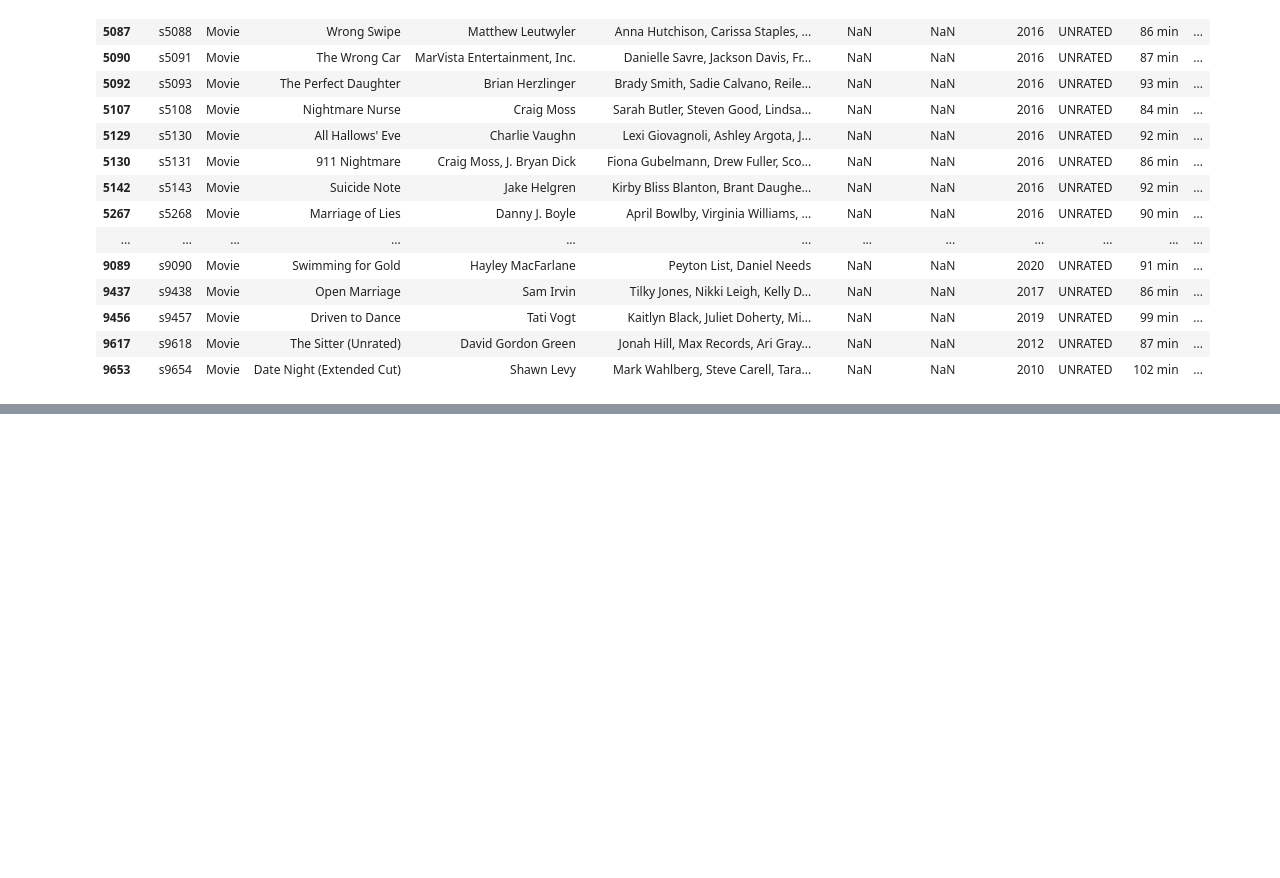
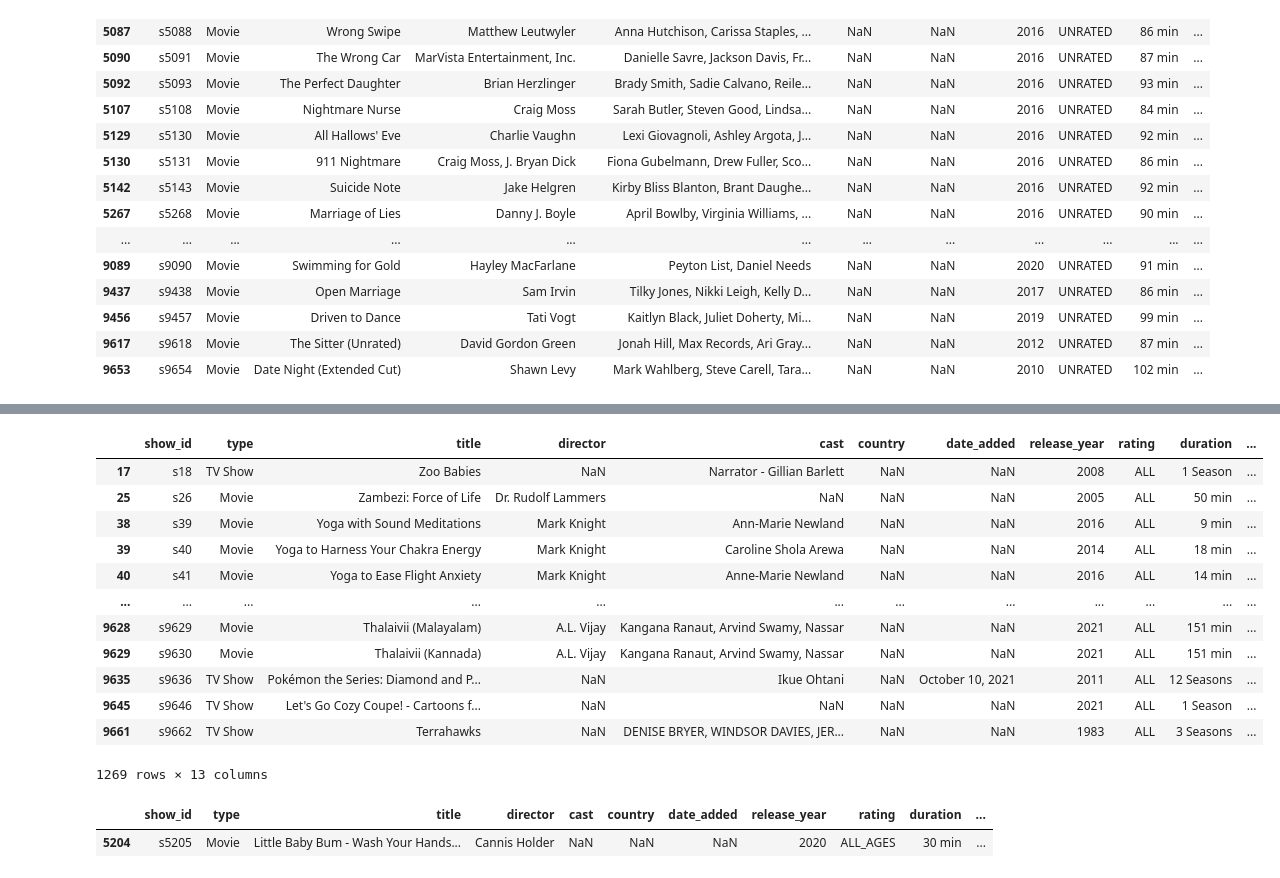
Before and after one commit to akumoth/mqueryAPI, a Jupyter notebook: notebooks/initial_data_exploration.ipynb, the cells around one changed output, grey strips where cells are left out. Cells and saved outputs as stored; diff of their text form; code cells hidden in the pictures; blank space fills up the shorter version.

```diff
--- a/notebooks/initial_data_exploration.ipynb
+++ b/notebooks/initial_data_exploration.ipynb
@@ -245,0 +275,21 @@ amazon_prime_df[amazon_prime_df.rating.str.contains('NOT_RATE', na=False)]
+# %%
+amazon_prime_df[amazon_prime_df.rating.str.contains('ALL', na=False)]
+# %% [output]
+|  | show_id | type | title | director | cast | country | date_added | release_year | rating | duration | ... |
+| 17 | s18 | TV Show | Zoo Babies | NaN | Narrator - Gillian Barlett | NaN | NaN | 2008 | ALL | 1 Season | ... |
+| 25 | s26 | Movie | Zambezi: Force of Life | Dr. Rudolf Lammers | NaN | NaN | NaN | 2005 | ALL | 50 min | ... |
+| 38 | s39 | Movie | Yoga with Sound Meditations | Mark Knight | Ann-Marie Newland | NaN | NaN | 2016 | ALL | 9 min | ... |
+| 39 | s40 | Movie | Yoga to Harness Your Chakra Energy | Mark Knight | Caroline Shola Arewa | NaN | NaN | 2014 | ALL | 18 min | ... |
+| 40 | s41 | Movie | Yoga to Ease Flight Anxiety | Mark Knight | Anne-Marie Newland | NaN | NaN | 2016 | ALL | 14 min | ... |
+| ... | ... | ... | ... | ... | ... | ... | ... | ... | ... | ... | ... |
+| 9628 | s9629 | Movie | Thalaivii (Malayalam) | A.L. Vijay | Kangana Ranaut, Arvind Swamy, Nassar | NaN | NaN | 2021 | ALL | 151 min | ... |
+| 9629 | s9630 | Movie | Thalaivii (Kannada) | A.L. Vijay | Kangana Ranaut, Arvind Swamy, Nassar | NaN | NaN | 2021 | ALL | 151 min | ... |
+| 9635 | s9636 | TV Show | Pokémon the Series: Diamond and P... | NaN | Ikue Ohtani | NaN | October 10, 2021 | 2011 | ALL | 12 Seasons | ... |
+| 9645 | s9646 | TV Show | Let's Go Cozy Coupe! - Cartoons f... | NaN | NaN | NaN | NaN | 2021 | ALL | 1 Season | ... |
+| 9661 | s9662 | TV Show | Terrahawks | NaN | DENISE BRYER, WINDSOR DAVIES, JER... | NaN | NaN | 1983 | ALL | 3 Seasons | ... |
+1269 rows × 13 columns
+# %%
+amazon_prime_df[amazon_prime_df.rating.str.contains('ALL_AGES', na=False)]
+# %% [output]
+|  | show_id | type | title | director | cast | country | date_added | release_year | rating | duration | ... |
+| 5204 | s5205 | Movie | Little Baby Bum - Wash Your Hands... | Cannis Holder | NaN | NaN | NaN | 2020 | ALL_AGES | 30 min | ... |
```
Also changed, not shown: parts of 6 cells of this notebook, 5 other files.
